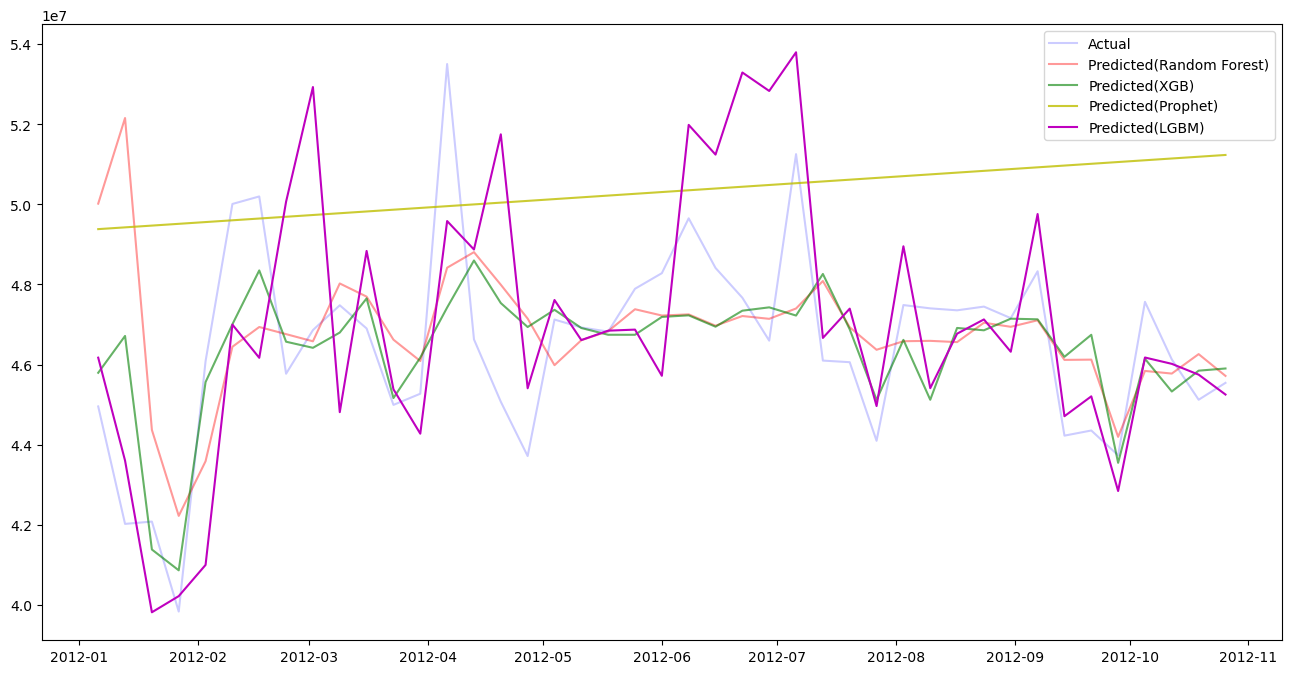
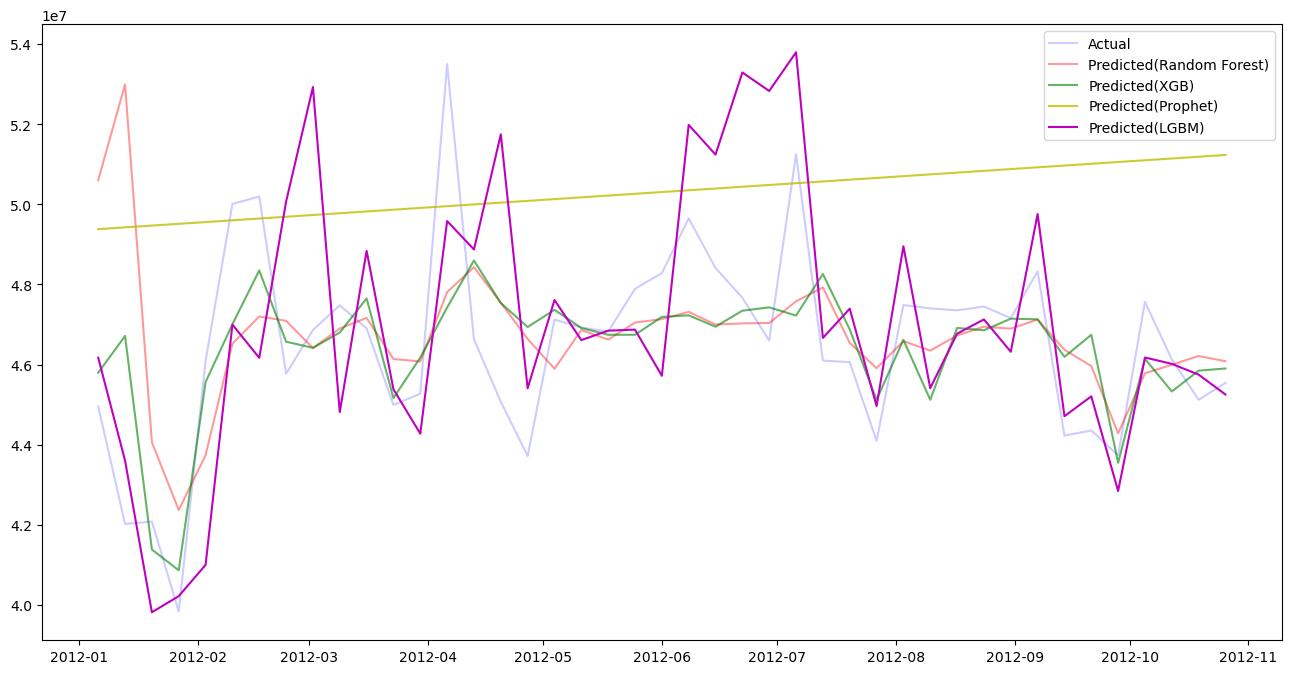
The notebook cell's code change between the first figure and the second:
--- before
+++ after
@@ -1,8 +1,8 @@
-# plt.figure(figsize=(16,8))
-# plt.plot(test['Date'],y_test,label='Actual',color='b',alpha=0.2)
-# plt.plot(test['Date'],pred,label='Predicted(Random Forest)',color='r',alpha=0.4)
-# plt.plot(test['Date'],pred_xgb,label='Predicted(XGB)',color='g',alpha=0.6)
-# plt.plot(test['Date'],forecast['yhat'],label='Predicted(Prophet)',color='y',alpha=0.8)
-# plt.plot(test['Date'],pred_lgbm,label='Predicted(LGBM)',color='m')
-# plt.legend()
-# plt.show();
+plt.figure(figsize=(16,8))
+plt.plot(test['Date'],y_test,label='Actual',color='b',alpha=0.2)
+plt.plot(test['Date'],pred,label='Predicted(Random Forest)',color='r',alpha=0.4)
+plt.plot(test['Date'],pred_xgb,label='Predicted(XGB)',color='g',alpha=0.6)
+plt.plot(test['Date'],forecast['yhat'],label='Predicted(Prophet)',color='y',alpha=0.8)
+plt.plot(test['Date'],pred_lgbm,label='Predicted(LGBM)',color='m')
+plt.legend()
+plt.show();

Commit: feat: add model training and evaluations for LightGBM Regressor